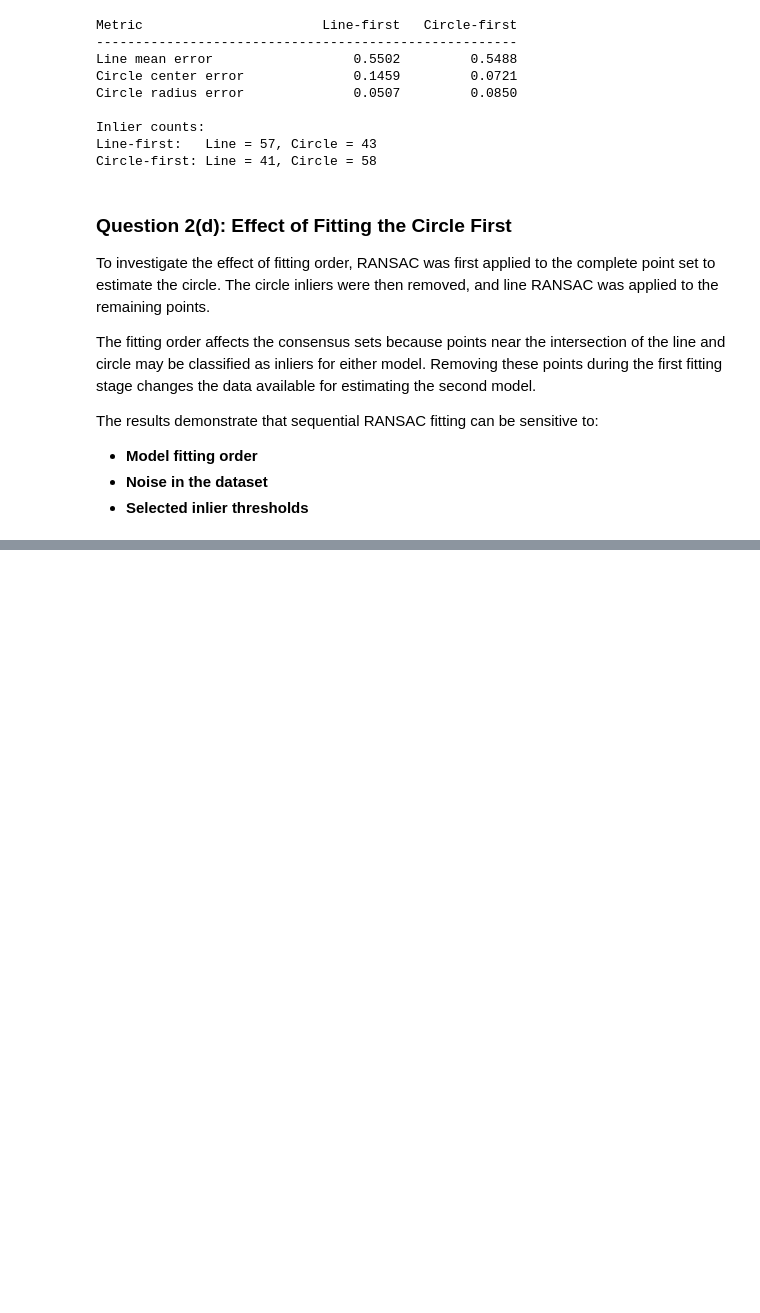
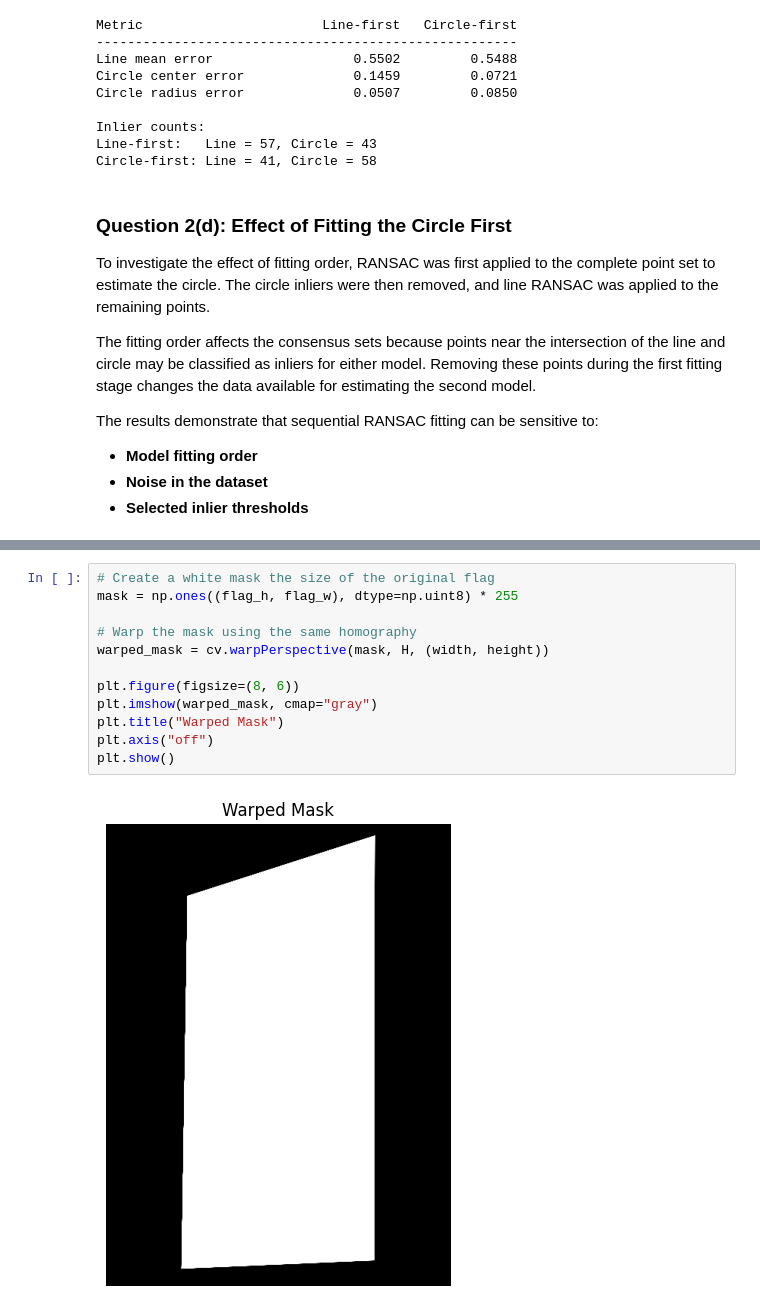
Before and after one commit to Janani-Hendeniya/EN3160-Assignment-02, a Jupyter notebook: 230238R_a02.ipynb, the cells around one changed output, grey strips where cells are left out. Saved outputs shown, nothing was run; the diff lists cells and outputs as text; blank space fills up the shorter version.

```diff
--- a/230238R_a02.ipynb
+++ b/230238R_a02.ipynb
@@ -618,0 +776,14 @@ The results demonstrate that sequential RANSAC fitting can be sensitive to:
+# %%
+# Create a white mask the size of the original flag
+mask = np.ones((flag_h, flag_w), dtype=np.uint8) * 255
+
+# Warp the mask using the same homography
+warped_mask = cv.warpPerspective(mask, H, (width, height))
+
+plt.figure(figsize=(8, 6))
+plt.imshow(warped_mask, cmap="gray")
+plt.title("Warped Mask")
+plt.axis("off")
+plt.show()
+# %% [output]
+[figure, added]
```
Also changed, not shown: parts of 7 cells of this notebook.
